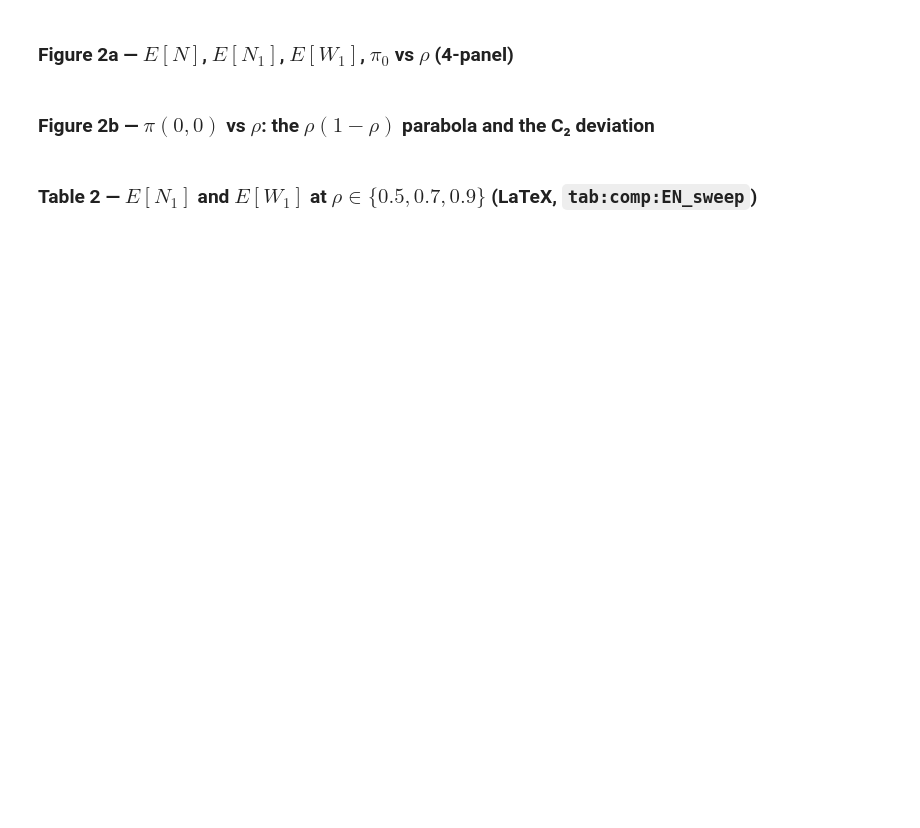
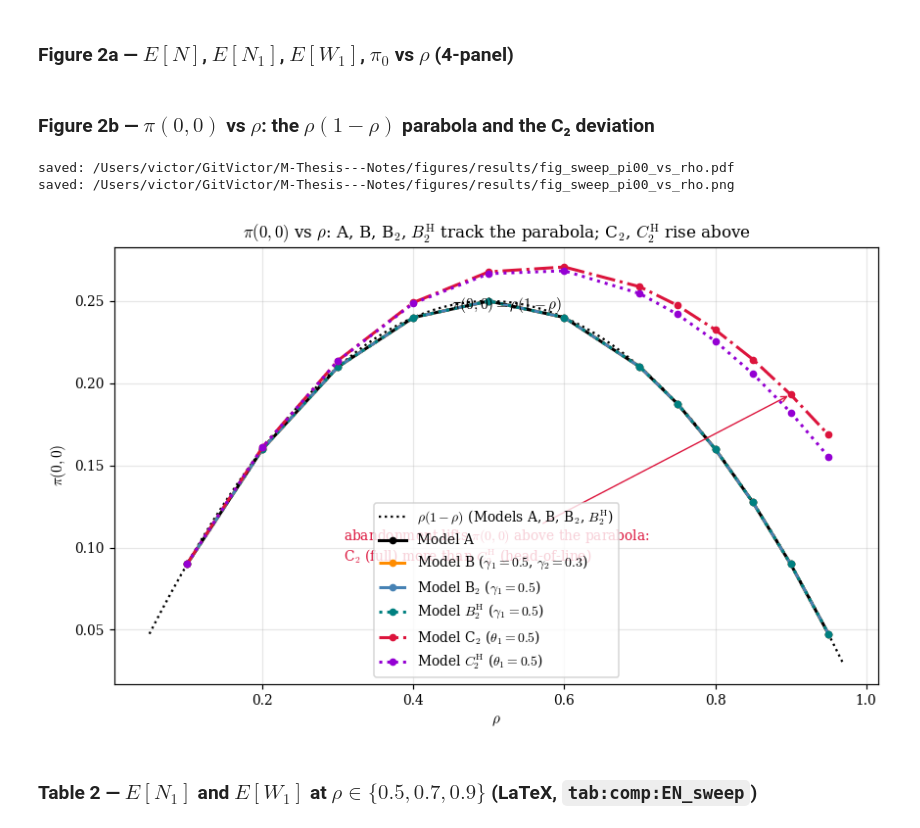
Before and after one commit to M-M-Vic/M-Thesis---Notes, a Jupyter notebook: Code/nb_exhaustive.ipynb, the cells around one changed output. Cells and saved outputs as stored; diff of their text form; code cells hidden in the pictures; blank space fills up the shorter version.

```diff
--- a/Code/nb_exhaustive.ipynb
+++ b/Code/nb_exhaustive.ipynb
@@ -50,6 +50,7 @@ plt.rcParams.update({
 
 # ── Consistent cross-notebook colour scheme ───────────────────────────────────
 C_A,   LS_A   = "black",     "-"          # Model A    = black solid (reference baseline)
+C_B,   LS_B   = "darkorange","--"         # Model B    = orange dashed (two-way jockeying, CTMC only)
 C_B2,  LS_B2  = "steelblue", "--"         # Model B2   = steelblue dashed (full-rate jockeying)
 C_C2,  LS_C2  = "crimson",   "-."         # Model C2   = crimson dash-dot (full-rate abandonment)
 C_B21, LS_B21 = "teal",      ":"          # Model B2^1 = teal dotted  (head-of-line jockeying)
@@ -75,6 +76,7 @@ LAM1_SYM, LAM2_SYM = 0.35, 0.35     # symmetric:  rho = 0.70
 LAM1_ASYM, LAM2_ASYM = 0.50, 0.20   # asymmetric: heavy prio class, rho = 0.70
 LAM1_STD, LAM2_STD = 0.30, 0.40     # standard (matches existing notebooks), rho = 0.70
 GAMMA1_CANON  = 0.50
+GAMMA2_CANON  = 0.30   # full Model-B second direction (2->1); matches build_notebook.py
 THETA1_CANON  = 0.50
 N_MAX_DEFAULT = 50
 RHO_SWEEP     = [0.10, 0.20, 0.30, 0.40, 0.50, 0.60, 0.70, 0.75,
@@ -286,6 +293,8 @@ def build_models(lam1, lam2):
     # (name, Params, mm1_identities_hold, closed_form_or_None)
     return [
         ("A",    Params(lam1, lam2, MU),                       True,  None),
+        ("B",    Params(lam1, lam2, MU, gamma1=GAMMA1_CANON,
+                        gamma2=GAMMA2_CANON),                  True,  None),  # open model: CTMC only
         ("B2",   Params(lam1, lam2, MU, gamma1=GAMMA1_CANON),  True,  None),
         ("B2^1", model_B21(lam1, lam2, MU, GAMMA1_CANON),      True,
                  b21_closed(lam1, lam2, MU, GAMMA1_CANON)),    # head-of-line jockeying: conserves N
@@ -331,7 +340,7 @@ for setname, lam1, lam2 in CANON_SETS:
         assert abs(little - d["E_n"]) < 1e-4, "Little's Law"
         rows.append((setname, mname, "E[N]=λ₁E[W₁]+λ₂E[W₂]", little, d["E_n"], "PASS"))
 
-        # --- Model-A identities (A, B2 only) ---
+        # --- Model-A identities (conserving models A, B, B2, B2^1 only) ---
         if mm1:
             assert abs(pi0 - (1-rho)) < 1e-5, f"pi0 {setname}/{mname}"
             assert abs(pi00 - rho*(1-rho)) < 1e-5, f"pi00 {setname}/{mname}"
@@ -383,7 +414,7 @@ def split_lams(rho):
     frac1 = LAM1_STD / (LAM1_STD + LAM2_STD)
     return rho * frac1 * MU, rho * (1 - frac1) * MU
 
-SWEEP_MODELS = ("A", "B2", "B2^1", "C2", "C2^1")
+SWEEP_MODELS = ("A", "B", "B2", "B2^1", "C2", "C2^1")
 sweep = {m: {k: [] for k in ("En1","En2","En","Ew1","Ew2","pi0","pi00","thr","tail")}
          for m in SWEEP_MODELS}
 
@@ -392,6 +423,7 @@ for rho in RHO_SWEEP:
     cap = 100 if rho <= 0.90 else 120
     tol = 1e-8 if rho <= 0.85 else 1e-6
     cfgs = {"A":    Params(lam1, lam2, MU),
+            "B":    Params(lam1, lam2, MU, gamma1=GAMMA1_CANON, gamma2=GAMMA2_CANON),
             "B2":   Params(lam1, lam2, MU, gamma1=GAMMA1_CANON),
             "B2^1": model_B21(lam1, lam2, MU, GAMMA1_CANON),
             "C2":   Params(lam1, lam2, MU, theta1=THETA1_CANON),
@@ -423,38 +457,40 @@ STYLE = {"A":    (C_A,   LS_A,   "Model A"),
          "C2":   (C_C2,  LS_C2,  r"Model C$_2$ ($\theta_1=0.5$)"),
          "C2^1": (C_C21, LS_C21, r"Model $C_2^{\mathrm{H}}$ ($\theta_1=0.5$)")}
 
+# The sweep figures additionally show the open Model-B (two-way jockeying, CTMC only);
+# the class-asymmetry and dashboard cells keep the five solved models of STYLE.
+SWEEP_STYLE = {"A": STYLE["A"],
+               "B": (C_B, LS_B, r"Model B ($\gamma_1=0.5$, $\gamma_2=0.3$)"),
+               **{k: v for k, v in STYLE.items() if k != "A"}}
+
 SHORT = {"A": "A", "B2": r"B$_2$", "B2^1": r"$B_2^{\mathrm{H}}$", "C2": r"C$_2$", "C2^1": r"$C_2^{\mathrm{H}}$"}
 
 fig, ax = plt.subplots(2, 2, figsize=(12, 8))
 
-for m,(c,ls,lab) in STYLE.items():
+for m,(c,ls,lab) in SWEEP_STYLE.items():
     ax[0,0].plot(rho_arr, sweep[m]["En"], ls, color=c, lw=2, label=lab)
 ax[0,0].axvline(0.70, color="grey", ls=":", lw=1)
 ax[0,0].set_xlabel(r"$\rho$"); ax[0,0].set_ylabel(r"$E[N]$")
 ax[0,0].set_title(r"Mean queue length $E[N]$ vs traffic intensity $\rho$")
 ax[0,0].legend(loc="best"); ax[0,0].grid(alpha=0.3)
 
-for m,(c,ls,lab) in STYLE.items():
+for m,(c,ls,lab) in SWEEP_STYLE.items():
     ax[0,1].plot(rho_arr, sweep[m]["En1"], ls, color=c, lw=2, label=lab)
 ax[0,1].axvline(0.70, color="grey", ls=":", lw=1)
 ax[0,1].set_xlabel(r"$\rho$"); ax[0,1].set_ylabel(r"$E[N_1]$")
 ax[0,1].set_title(r"Class-1 mean queue $E[N_1]$ vs $\rho$")
 ax[0,1].legend(loc="best"); ax[0,1].grid(alpha=0.3)
 
-for m,(c,ls,lab) in STYLE.items():
+for m,(c,ls,lab) in SWEEP_STYLE.items():
     ax[1,0].plot(rho_arr, sweep[m]["Ew1"], ls, color=c, lw=2, label=lab)
 ax[1,0].axvline(0.70, color="grey", ls=":", lw=1)
 ax[1,0].set_xlabel(r"$\rho$"); ax[1,0].set_ylabel(r"$E[W_1]$")
 ax[1,0].set_title(r"Priority waiting time $E[W_1]=E[N_1]/\lambda_1$ (Little's Law)")
 ax[1,0].legend(loc="upper left"); ax[1,0].grid(alpha=0.3)
 
-for m,(c,ls,lab) in STYLE.items():
+for m,(c,ls,lab) in SWEEP_STYLE.items():
     ax[1,1].plot(rho_arr, sweep[m]["pi0"], ls, color=c, lw=2, label=lab)
 ax[1,1].plot(rho_arr, 1 - rho_arr, ":", color="black", lw=1.2, label=r"$1-\rho$ (Model A law)")
-ax[1,1].annotate("abandonment\nincreases idle\nprobability  ($\\pi_0>1-\\rho$)",
-                 xy=(0.85, np.interp(0.85, rho_arr, sweep["C2"]["pi0"])),
-                 xytext=(0.05, 0.16), textcoords="axes fraction", fontsize=10,
-                 arrowprops=dict(arrowstyle="->", color=C_C2, lw=0.9), color=C_C2)
 ax[1,1].set_xlabel(r"$\rho$"); ax[1,1].set_ylabel(r"$\pi_0$")
 ax[1,1].set_title(r"Idle probability $\pi_0$ vs $\rho$")
 ax[1,1].legend(loc="best"); ax[1,1].grid(alpha=0.3)
@@ -469,7 +505,7 @@ for a in ax.flat:
             t.set_fontsize(10.5)
 
 fig.suptitle(r"Traffic-intensity sweep ($\mu=1$, $\lambda_1{:}\lambda_2=3{:}4$): "
-             r"A, B$_2$, $B_2^{\mathrm{H}}$ (jockeying) vs C$_2$, $C_2^{\mathrm{H}}$ (abandonment)", fontsize=14)
+             r"A; B, B$_2$, $B_2^{\mathrm{H}}$ (jockeying) vs C$_2$, $C_2^{\mathrm{H}}$ (abandonment)", fontsize=14)
 fig.tight_layout()
 savefig("fig_sweep_EN_vs_rho")
 plt.show()
@@ -478,24 +514,28 @@ plt.show()
 # %%
 
 fig, ax = plt.subplots(figsize=(8, 5))
 rr = np.linspace(0.05, 0.97, 200)
 ax.plot(rr, rr*(1-rr), ":", color="black", lw=1.5,
-        label=r"$\rho(1-\rho)$ (Models A, B$_2$, $B_2^{\mathrm{H}}$)")
-for m,(c,ls,lab) in STYLE.items():
+        label=r"$\rho(1-\rho)$ (Models A, B, B$_2$, $B_2^{\mathrm{H}}$)")
+for m,(c,ls,lab) in SWEEP_STYLE.items():
     ax.plot(rho_arr, sweep[m]["pi00"], ls, color=c, lw=2, marker="o", ms=4, label=lab)
 ax.annotate("abandonment lifts " r"$\pi(0,0)$ above the parabola:" "\n"
             r"C$_2$ (full) more than $C_2^{\mathrm{H}}$ (head-of-line)",
             xy=(0.90, np.interp(0.90, rho_arr, sweep["C2"]["pi00"])),
             xytext=(0.30, 0.28), textcoords="axes fraction", fontsize=9, color=C_C2,
             arrowprops=dict(arrowstyle="->", color=C_C2, lw=0.9))
 ax.text(0.45, 0.245, r"$\pi(0,0)=\rho(1-\rho)$", fontsize=10, color="black")
 ax.set_xlabel(r"$\rho$"); ax.set_ylabel(r"$\pi(0,0)$")
-ax.set_title(r"$\pi(0,0)$ vs $\rho$: A, B$_2$, $B_2^{\mathrm{H}}$ track the parabola; "
+ax.set_title(r"$\pi(0,0)$ vs $\rho$: A, B, B$_2$, $B_2^{\mathrm{H}}$ track the parabola; "
              r"C$_2$, $C_2^{\mathrm{H}}$ rise above")
 ax.legend(loc="best"); ax.grid(alpha=0.3)
 fig.tight_layout()
 savefig("fig_sweep_pi00_vs_rho")
 plt.show()
+# %% [output]
+saved: /Users/victor/GitVictor/M-Thesis---Notes/figures/results/fig_sweep_pi00_vs_rho.pdf
+saved: /Users/victor/GitVictor/M-Thesis---Notes/figures/results/fig_sweep_pi00_vs_rho.png
+[figure, added]
 # %% [markdown]
 ### Table 2 — $E[N_1]$ and $E[W_1]$ at $\rho\in\{0.5,0.7,0.9\}$ (LaTeX, `tab:comp:EN_sweep`)
 # %%
```
Also changed, not shown: parts of 31 cells of this notebook, 28 other files.
